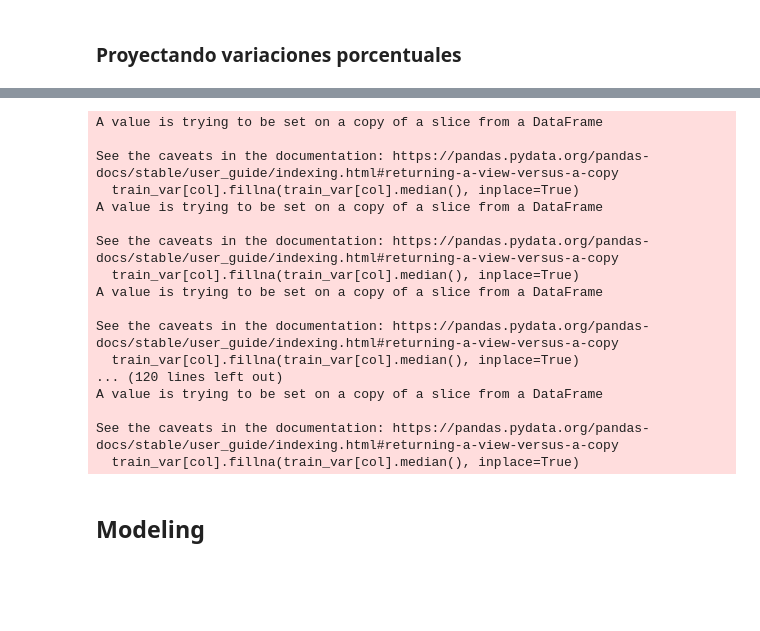
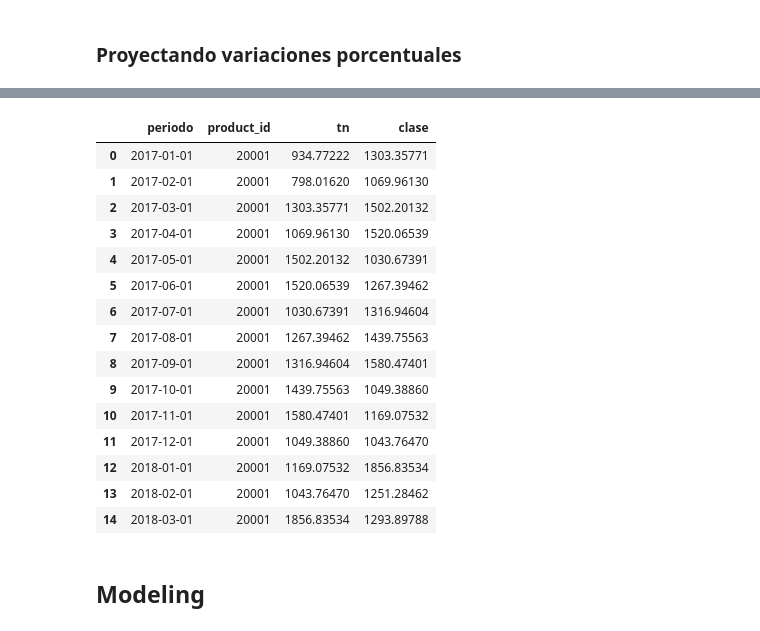
Before and after one commit to leandroomargarcia/labo3-2023-ba, a Jupyter notebook: Empresa4_Estrategia2_variaciones_porcentuales.ipynb, the cells around one changed output, grey strips where cells are left out. Cells and saved outputs as stored; diff of their text form; code cells hidden in the pictures; blank space fills up the shorter version.

```diff
--- a/Empresa4_Estrategia2_variaciones_porcentuales.ipynb
+++ b/Empresa4_Estrategia2_variaciones_porcentuales.ipynb
@@ -341,3 +220,5 @@ df_final = df_final.fillna(0)
+# %%
+df_final = df_tb_sellout.fillna(0)
 # %% [markdown]
 ### Proyectando Variaciones porcentuales de las TN
 # %%
@@ -370,3 +239,21 @@ df_final_var = df_final_var.fillna(0)
+# %%
+# Convertir 'periodo' a un formato de fecha (año-mes)
+df_target['periodo'] = pd.to_datetime(df_target['periodo'], format='%Y%m')
+
+# Ordenar los valores primero
+df_target = df_target.sort_values(by=['product_id', 'periodo'])
+
+# Aplicar el desplazamiento por grupo
+df_target['clase'] = df_target.groupby('product_id')['tn'].shift(-2)
+
+# Convertir de nuevo 'periodo' al formato AAAAMM
+df_target['periodo'] = df_target['periodo'].dt.strftime('%Y%m')
+df_target['periodo'] = df_target['periodo'].astype(int)
+df_target = df_target[['product_id','periodo','clase']]
+# %%
+# Juntamos las variables predictivas con la clase +2
+df_final = pd.merge(df_final, df_target, on=['product_id','periodo'], how='left')
+df_final_var = pd.merge(df_final_var, df_target, on=['product_id','periodo'], how='left')
 # %% [markdown]
 ## Cross Validation por corte temporal
 # %% [markdown]
@@ -376,9 +263,9 @@ df_final_var = df_final_var.fillna(0)
 df_final['periodo'] = pd.to_datetime(df_final['periodo'], format='%Y%m')
 
 # Cortamos hasta Febrero inclusive como TRAIN
-train = df_final[df_final['periodo'] <= pd.to_datetime('201902', format='%Y%m')]
+train = df_final[df_final['periodo'] < pd.to_datetime('201812', format='%Y%m')]
 # Usamos MARZO como test
-valid = df_final[df_final['periodo'] == pd.to_datetime('201904', format='%Y%m')]
+valid = df_final[df_final['periodo'] == pd.to_datetime('201812', format='%Y%m')]
 # %% [markdown]
 ### Proyectando variaciones porcentuales
 # %%
@@ -412,26 +279,22 @@ See the caveats in the documentation: https://pandas.pydata.org/pandas-docs/stab
-# %%
-# Por ejemplo, reemplazando NaN con la mediana de la columna
-for col in train_var.columns:
-    if train_var[col].dtype in [np.float64, np.float32]:
-        train_var[col].fillna(train_var[col].median(), inplace=True)
-# %% [output]
-A value is trying to be set on a copy of a slice from a DataFrame
-
-See the caveats in the documentation: https://pandas.pydata.org/pandas-docs/stable/user_guide/indexing.html#returning-a-view-versus-a-copy
-  train_var[col].fillna(train_var[col].median(), inplace=True)
-A value is trying to be set on a copy of a slice from a DataFrame
-
-See the caveats in the documentation: https://pandas.pydata.org/pandas-docs/stable/user_guide/indexing.html#returning-a-view-versus-a-copy
-  train_var[col].fillna(train_var[col].median(), inplace=True)
-A value is trying to be set on a copy of a slice from a DataFrame
-
-See the caveats in the documentation: https://pandas.pydata.org/pandas-docs/stable/user_guide/indexing.html#returning-a-view-versus-a-copy
-  train_var[col].fillna(train_var[col].median(), inplace=True)
-... (120 lines left out)
-A value is trying to be set on a copy of a slice from a DataFrame
-
-See the caveats in the documentation: https://pandas.pydata.org/pandas-docs/stable/user_guide/indexing.html#returning-a-view-versus-a-copy
-  train_var[col].fillna(train_var[col].median(), inplace=True)
+# %%
+train[['periodo','product_id','tn','clase']].sort_values(by=['product_id', 'periodo']).head(15)
+# %% [output]
+|  | periodo | product_id | tn | clase |
+| 0 | 2017-01-01 | 20001 | 934.77222 | 1303.35771 |
+| 1 | 2017-02-01 | 20001 | 798.01620 | 1069.96130 |
+| 2 | 2017-03-01 | 20001 | 1303.35771 | 1502.20132 |
+| 3 | 2017-04-01 | 20001 | 1069.96130 | 1520.06539 |
+| 4 | 2017-05-01 | 20001 | 1502.20132 | 1030.67391 |
+| 5 | 2017-06-01 | 20001 | 1520.06539 | 1267.39462 |
+| 6 | 2017-07-01 | 20001 | 1030.67391 | 1316.94604 |
+| 7 | 2017-08-01 | 20001 | 1267.39462 | 1439.75563 |
+| 8 | 2017-09-01 | 20001 | 1316.94604 | 1580.47401 |
+| 9 | 2017-10-01 | 20001 | 1439.75563 | 1049.38860 |
+| 10 | 2017-11-01 | 20001 | 1580.47401 | 1169.07532 |
+| 11 | 2017-12-01 | 20001 | 1049.38860 | 1043.76470 |
+| 12 | 2018-01-01 | 20001 | 1169.07532 | 1856.83534 |
+| 13 | 2018-02-01 | 20001 | 1043.76470 | 1251.28462 |
+| 14 | 2018-03-01 | 20001 | 1856.83534 | 1293.89788 |
 # %% [markdown]
 ## Modeling
 # %% [markdown]
```
Also changed, not shown: parts of 33 cells of this notebook.
